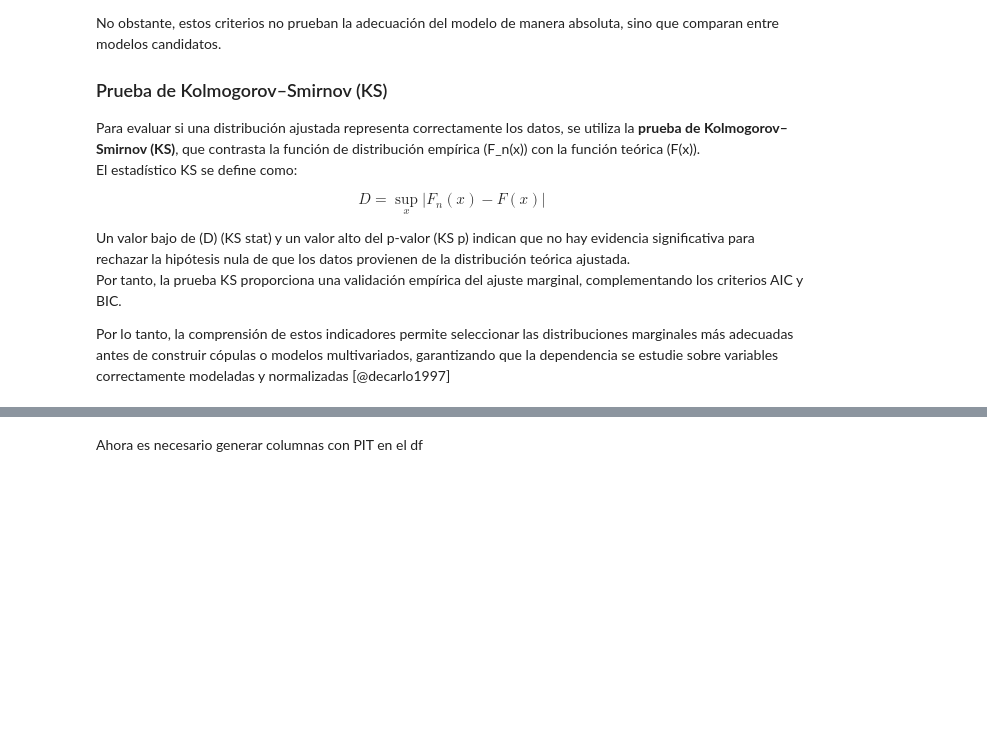
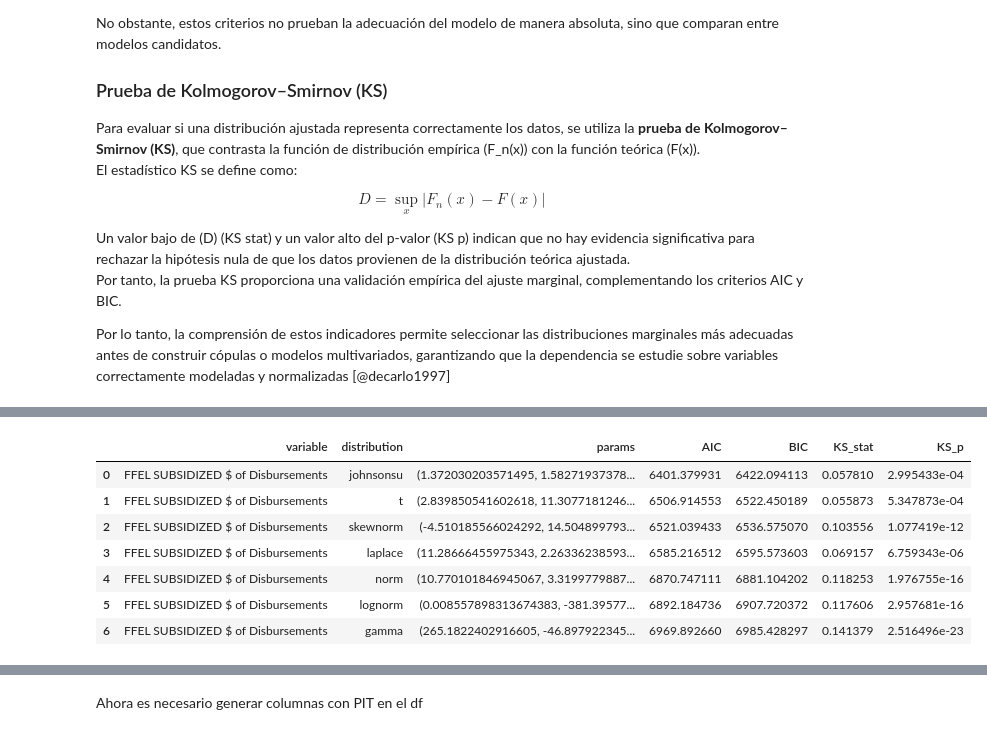
Before and after one commit to CA0307-II-2025/grupo-3, a Jupyter notebook: cod/pit.ipynb, the cells around one changed output, grey strips where cells are left out. Saved outputs shown, nothing was run; the diff lists cells and outputs as text; code cells hidden in the pictures; blank space fills up the shorter version.

```diff
--- a/cod/pit.ipynb
+++ b/cod/pit.ipynb
@@ -263,0 +301,11 @@ def resumen_fit_distributions(df_log, col_name):
+# %%
+resumen_fit_distributions2(df_log, "FFEL SUBSIDIZED $ of Disbursements", "private")
+# %% [output]
+|  | variable | distribution | params | AIC | BIC | KS_stat | KS_p |
+| 0 | FFEL SUBSIDIZED $ of Disbursements | johnsonsu | (1.372030203571495, 1.58271937378... | 6401.379931 | 6422.094113 | 0.057810 | 2.995433e-04 |
+| 1 | FFEL SUBSIDIZED $ of Disbursements | t | (2.839850541602618, 11.3077181246... | 6506.914553 | 6522.450189 | 0.055873 | 5.347873e-04 |
+| 2 | FFEL SUBSIDIZED $ of Disbursements | skewnorm | (-4.510185566024292, 14.504899793... | 6521.039433 | 6536.575070 | 0.103556 | 1.077419e-12 |
+| 3 | FFEL SUBSIDIZED $ of Disbursements | laplace | (11.28666455975343, 2.26336238593... | 6585.216512 | 6595.573603 | 0.069157 | 6.759343e-06 |
+| 4 | FFEL SUBSIDIZED $ of Disbursements | norm | (10.770101846945067, 3.3199779887... | 6870.747111 | 6881.104202 | 0.118253 | 1.976755e-16 |
+| 5 | FFEL SUBSIDIZED $ of Disbursements | lognorm | (0.008557898313674383, -381.39577... | 6892.184736 | 6907.720372 | 0.117606 | 2.957681e-16 |
+| 6 | FFEL SUBSIDIZED $ of Disbursements | gamma | (265.1822402916605, -46.897922345... | 6969.892660 | 6985.428297 | 0.141379 | 2.516496e-23 |
```
Also changed, not shown: parts of 7 cells of this notebook.
